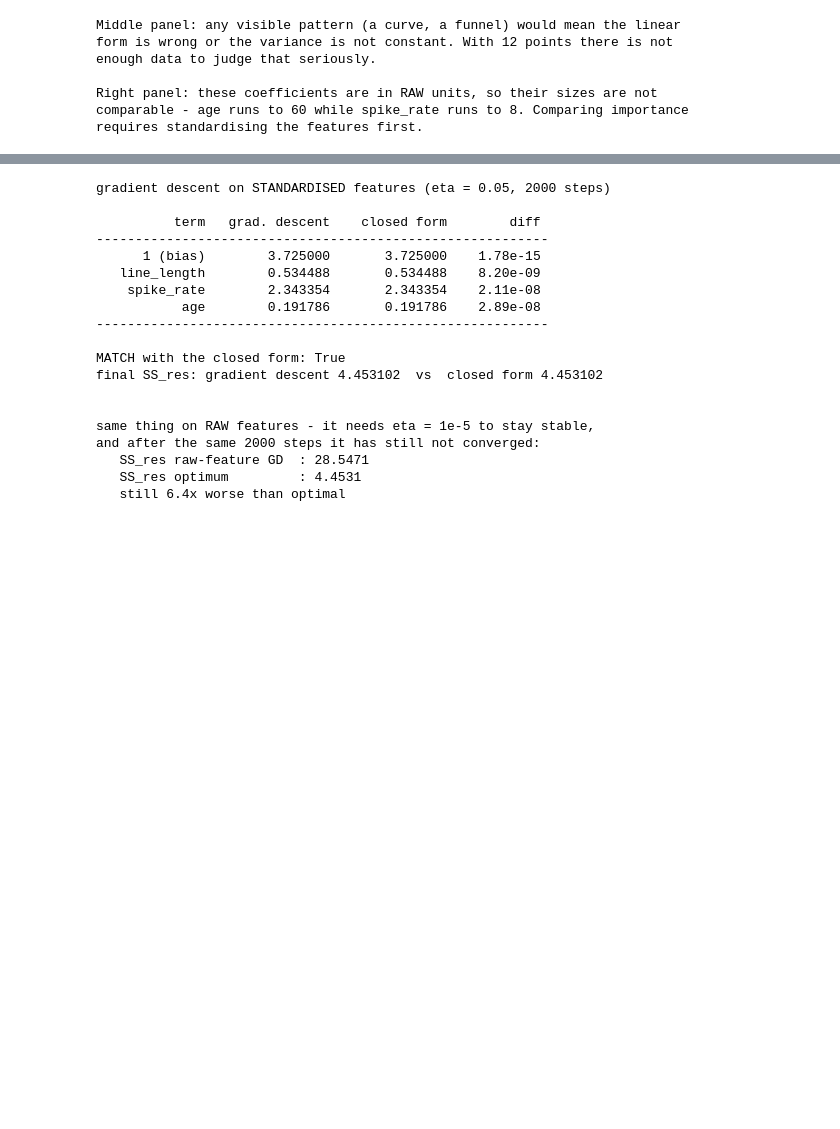
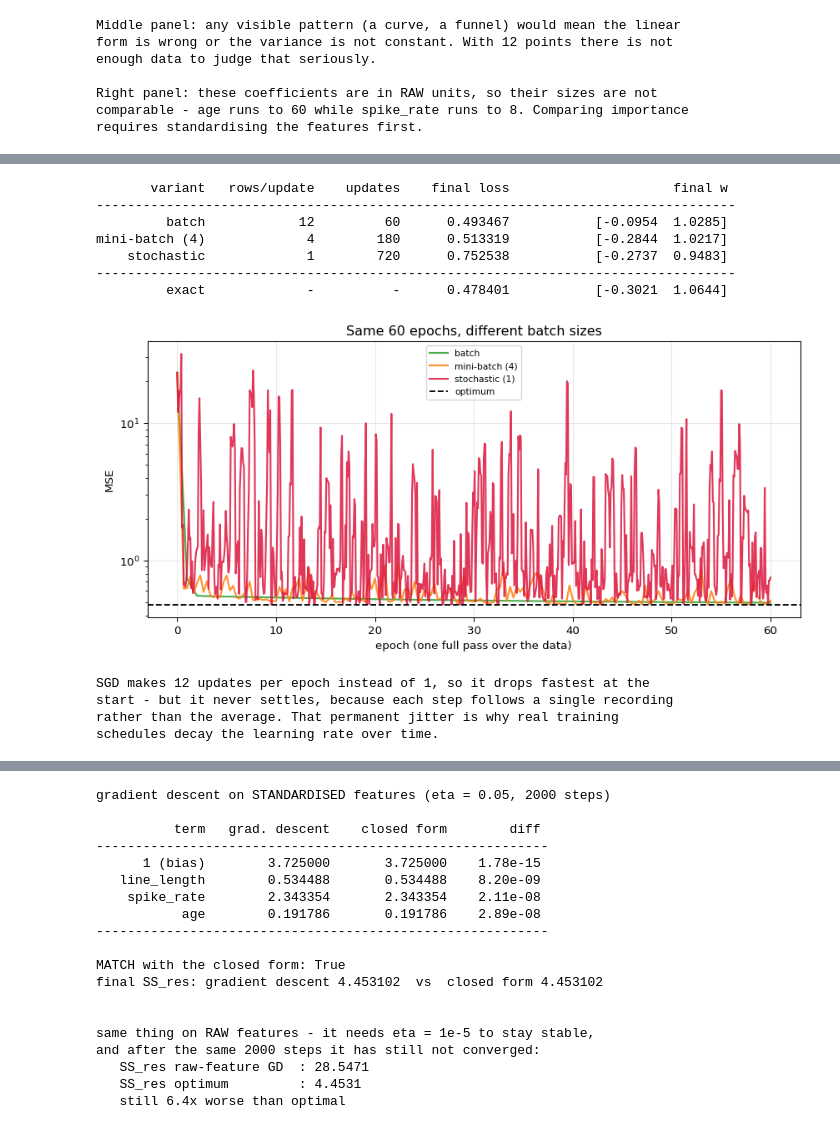
Before and after one commit to seyedhasanmirhoseini1367/PersonalPortfolio, a Jupyter notebook: ml_training/how_models_work_linear_regression.ipynb, the cells around one changed output, grey strips where cells are left out. Drawn from its saved outputs; the diff is of its cells as text; code cells hidden in the pictures; blank space fills up the shorter version.

```diff
--- a/ml_training/how_models_work_linear_regression.ipynb
+++ b/ml_training/how_models_work_linear_regression.ipynb
@@ -511,0 +847,54 @@ valley, and gradient descent zig-zags across it. Standardising the columns fixes
+# %%
+def run_variant(batch_size, eta=0.02, epochs=60, seed=0):
+    r = np.random.default_rng(seed)
+    ww = np.array([0.0, 0.0]); trace = [mse(ww)]
+    for _ in range(epochs):
+        idx = r.permutation(n_samples)
+        for s in range(0, n_samples, batch_size):
+            b = idx[s:s+batch_size]
+            e_ = predict(ww, xs_gd[b]) - y[b]
+            gg = np.array([2*e_.mean(), 2*np.mean(e_*xs_gd[b])])
+            ww = ww - eta * gg
+            trace.append(mse(ww))
+    return ww, np.array(trace)
+
+print(f"{'variant':>14}  {'rows/update':>12}  {'updates':>9}  {'final loss':>12}  "
+      f"{'final w':>26}")
+print("-" * 82)
+for name, bs in [("batch", n_samples), ("mini-batch (4)", 4), ("stochastic", 1)]:
+    ww, tr = run_variant(bs)
+    print(f"{name:>14}  {bs:>12}  {len(tr)-1:>9}  {tr[-1]:>12.6f}  "
+          f"{str(np.round(ww, 4)):>26}")
+print("-" * 82)
+print(f"{'exact':>14}  {'-':>12}  {'-':>9}  {mse(w_star):>12.6f}  "
+      f"{str(np.round(w_star, 4)):>26}")
+
+fig, ax = plt.subplots(figsize=(9, 4.4))
+for name, bs, col in [("batch", n_samples, "tab:green"),
+                      ("mini-batch (4)", 4, "tab:orange"),
+                      ("stochastic (1)", 1, "crimson")]:
+    _, tr = run_variant(bs)
+    ax.plot(np.linspace(0, 60, len(tr)), tr, lw=1.6, color=col, alpha=.85, label=name)
+ax.axhline(mse(w_star), ls="--", color="k", lw=1.4, label="optimum")
+ax.set(xlabel="epoch (one full pass over the data)", ylabel="MSE", yscale="log",
+       title="Same 60 epochs, different batch sizes")
+ax.legend(fontsize=8); ax.grid(alpha=.3)
+plt.tight_layout(); plt.show()
+
+print("SGD makes 12 updates per epoch instead of 1, so it drops fastest at the")
+print("start - but it never settles, because each step follows a single recording")
+print("rather than the average. That permanent jitter is why real training")
+print("schedules decay the learning rate over time.")
+# %% [output]
+       variant   rows/update    updates    final loss                     final w
+----------------------------------------------------------------------------------
+         batch            12         60      0.493467           [-0.0954  1.0285]
+mini-batch (4)             4        180      0.513319           [-0.2844  1.0217]
+    stochastic             1        720      0.752538           [-0.2737  0.9483]
+----------------------------------------------------------------------------------
+         exact             -          -      0.478401           [-0.3021  1.0644]
+[figure, added]
+SGD makes 12 updates per epoch instead of 1, so it drops fastest at the
+start - but it never settles, because each step follows a single recording
+rather than the average. That permanent jitter is why real training
+schedules decay the learning rate over time.
```
Also changed, not shown: parts of 15 cells of this notebook, 2 other files.
